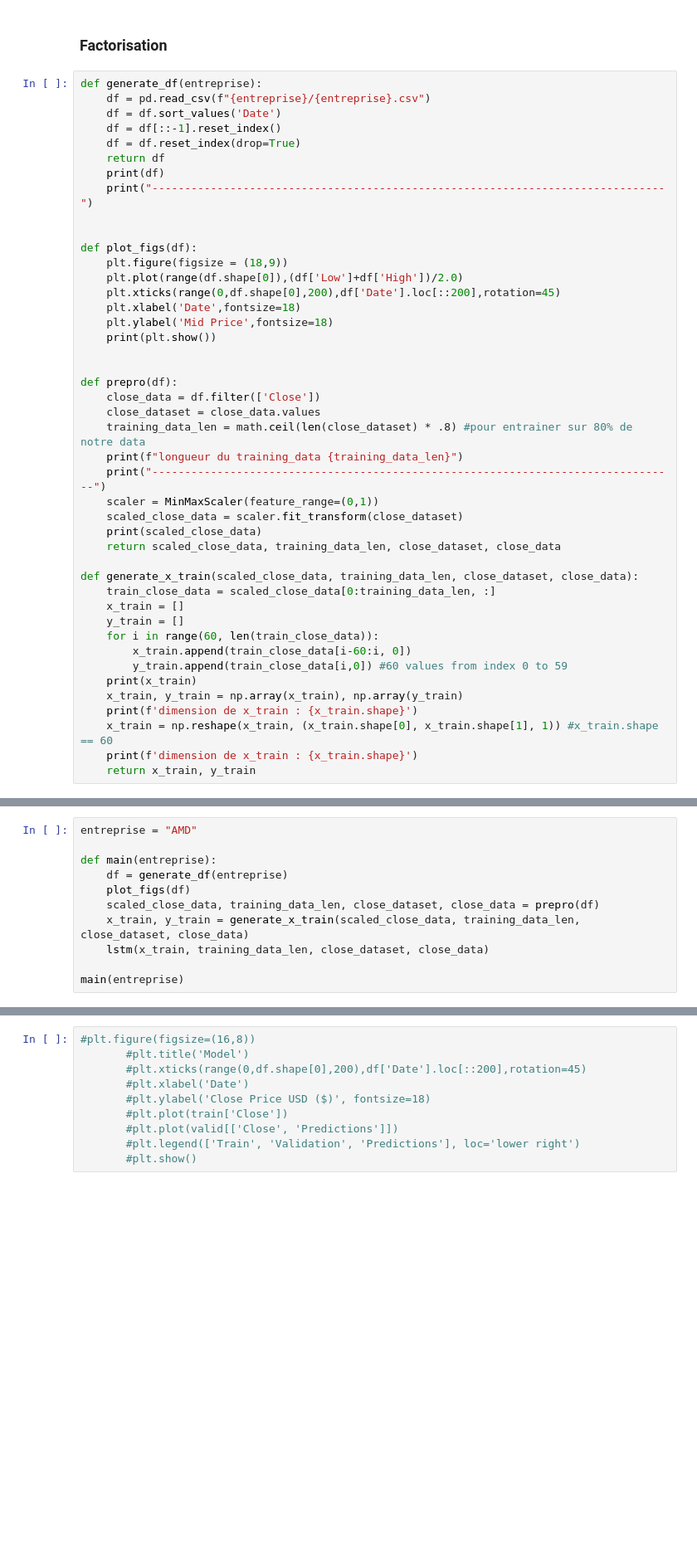
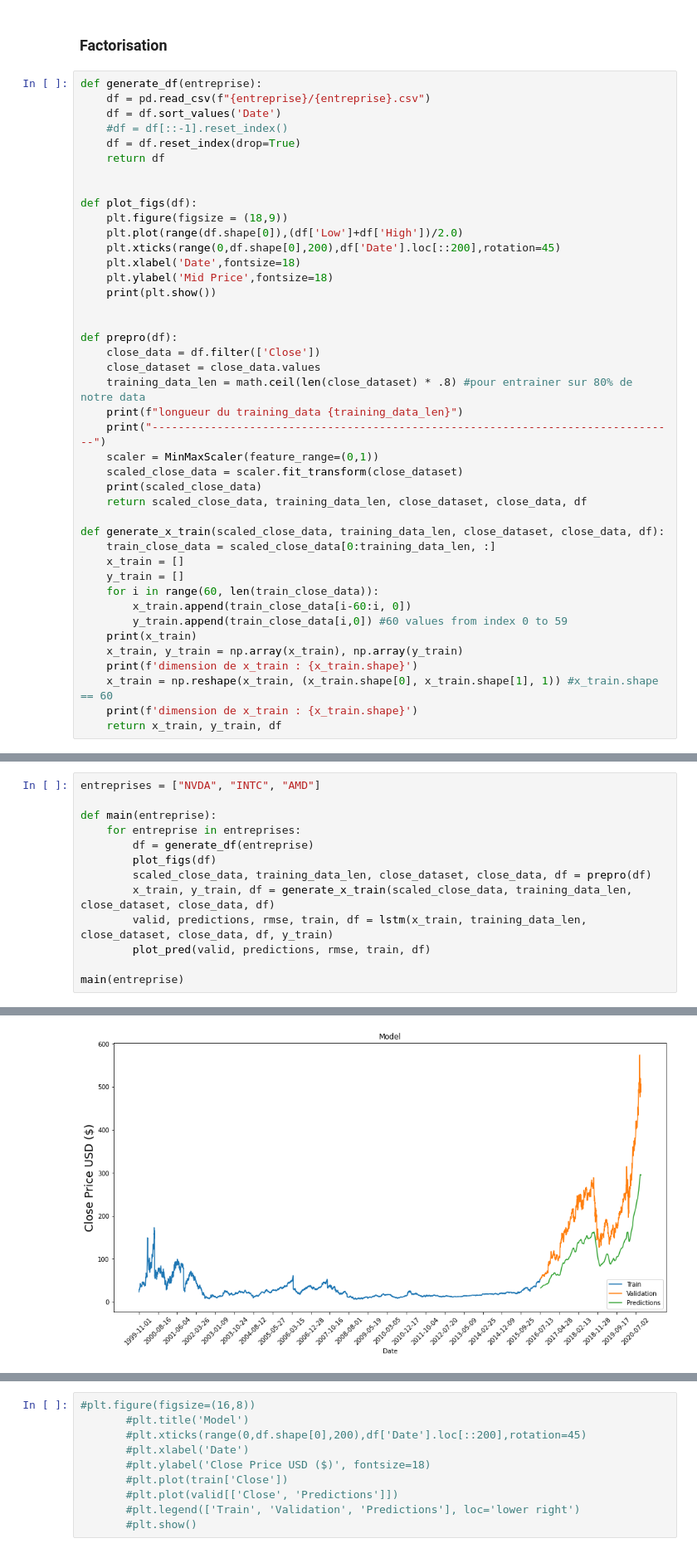
Before and after one commit to cedalg/trading, a Jupyter notebook: trading project.ipynb, the cells around one changed output, grey strips where cells are left out. Shown at 83% size. Saved outputs shown, nothing was run; the diff lists cells and outputs as text; blank space fills up the shorter version.

```diff
--- a/trading project.ipynb
+++ b/trading project.ipynb
@@ -738,11 +777,9 @@ Connected successfully :D
 def generate_df(entreprise):
     df = pd.read_csv(f"{entreprise}/{entreprise}.csv")
     df = df.sort_values('Date')
-    df = df[::-1].reset_index()
+    #df = df[::-1].reset_index()
     df = df.reset_index(drop=True)
     return df
-    print(df)
-    print("-------------------------------------------------------------------------------")
 
 
 def plot_figs(df):
@@ -763,9 +800,9 @@ def prepro(df):
     scaler = MinMaxScaler(feature_range=(0,1))
     scaled_close_data = scaler.fit_transform(close_dataset)
     print(scaled_close_data)
-    return scaled_close_data, training_data_len, close_dataset, close_data
+    return scaled_close_data, training_data_len, close_dataset, close_data, df
 
-def generate_x_train(scaled_close_data, training_data_len, close_dataset, close_data):
+def generate_x_train(scaled_close_data, training_data_len, close_dataset, close_data, df):
     train_close_data = scaled_close_data[0:training_data_len, :]
     x_train = []
     y_train = []
@@ -777,4 +814,4 @@ def generate_x_train(scaled_close_data, training_data_len, close_dataset, close_
     print(f'dimension de x_train : {x_train.shape}')
     x_train = np.reshape(x_train, (x_train.shape[0], x_train.shape[1], 1)) #x_train.shape == 60
     print(f'dimension de x_train : {x_train.shape}')
-    return x_train, y_train
+    return x_train, y_train, df
@@ -813,12 +863,14 @@ def lstm(x_train, training_data_len, close_dataset, close_data):
 # %%
-entreprise = "AMD"
+entreprises = ["NVDA", "INTC", "AMD"]
 
 def main(entreprise):
-    df = generate_df(entreprise)
-    plot_figs(df)
-    scaled_close_data, training_data_len, close_dataset, close_data = prepro(df)
-    x_train, y_train = generate_x_train(scaled_close_data, training_data_len, close_dataset, close_data)
-    lstm(x_train, training_data_len, close_dataset, close_data)
+    for entreprise in entreprises:
+        df = generate_df(entreprise)
+        plot_figs(df)
+        scaled_close_data, training_data_len, close_dataset, close_data, df = prepro(df)
+        x_train, y_train, df = generate_x_train(scaled_close_data, training_data_len, close_dataset, close_data, df)
+        valid, predictions, rmse, train, df = lstm(x_train, training_data_len, close_dataset, close_data, df, y_train)
+        plot_pred(valid, predictions, rmse, train, df)
 
 main(entreprise)
 # %% [output]
@@ -845,0 +922 @@ ValueError: Length of values does not match length of index
+[figure, added]
```
Also changed, not shown: parts of 27 cells of this notebook, 11 other files.
